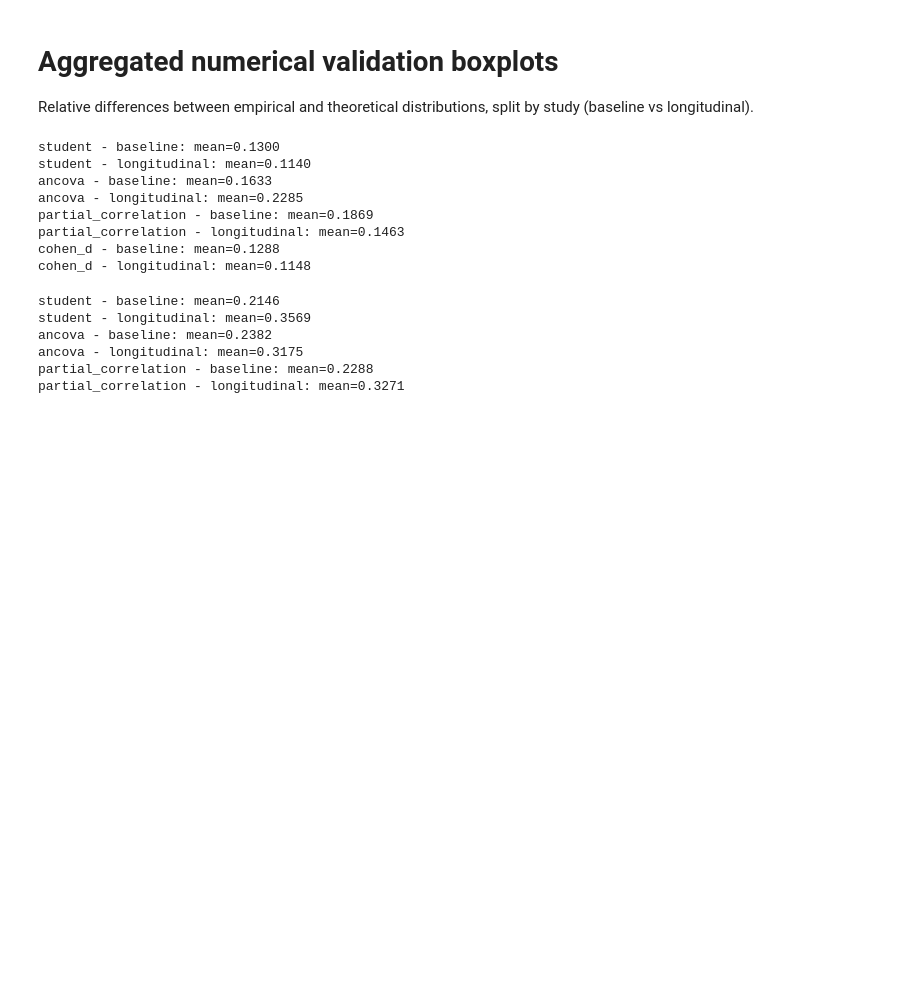
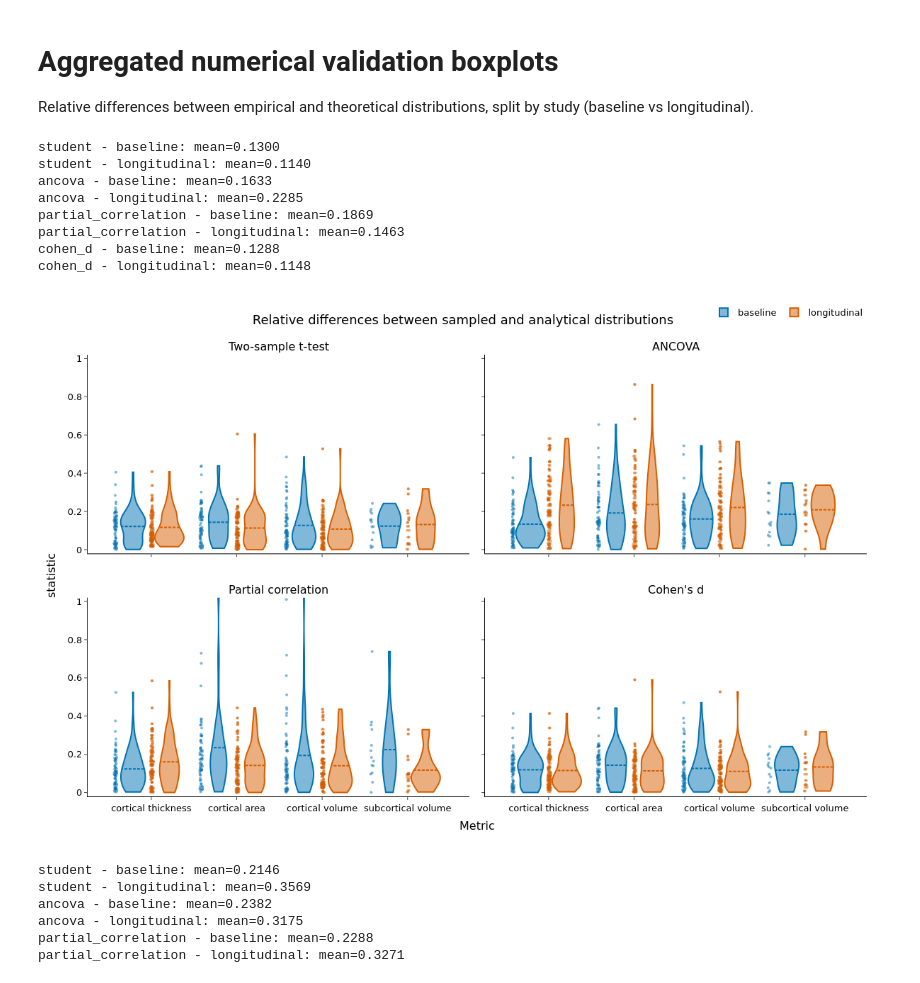
Before and after one commit to yohanchatelain/livingpark-numerical-variability, a Jupyter notebook: freesurfer-fuzzy/notebooks/numerical_validation/aggregated_relative_difference_boxplots.ipynb, the cells around one changed output. Saved outputs shown, nothing was run; the diff lists cells and outputs as text; code cells hidden in the pictures; blank space fills up the shorter version.

Commit message:
Add pdf/png images

```diff
--- a/freesurfer-fuzzy/notebooks/numerical_validation/aggregated_relative_difference_boxplots.ipynb
+++ b/freesurfer-fuzzy/notebooks/numerical_validation/aggregated_relative_difference_boxplots.ipynb
@@ -337,7 +337,7 @@ def plot_relative_difference_violins(*, value_type: ValueType = "stat") -> go.Fi
         violingap=0.15,
         violingroupgap=0.2,
         template="simple_white",
-        font=dict(family="Arial", size=13, color="black"),
+        font=dict(family="Helvetica", size=13, color="black"),
         width=1200,
         height=780,
         margin=dict(l=70, r=30, t=80, b=70),
@@ -383,12 +383,38 @@ partial_correlation - baseline: mean=0.1869
 partial_correlation - longitudinal: mean=0.1463
 cohen_d - baseline: mean=0.1288
 cohen_d - longitudinal: mean=0.1148
-# %%
-plot_relative_difference_violins(value_type="pvalue")
-# %% [output]
-student - baseline: mean=0.2146
-student - longitudinal: mean=0.3569
-ancova - baseline: mean=0.2382
-ancova - longitudinal: mean=0.3175
-partial_correlation - baseline: mean=0.2288
-partial_correlation - longitudinal: mean=0.3271
+# %%
+from IPython.display import Image, display
+
+fig.write_image(
+    ROOT
+    / "results"
+    / "numerical_validation"
+    / "aggregated_relative_difference_violins_stat.pdf"
+)
+fig.write_image(
+    ROOT
+    / "results"
+    / "numerical_validation"
+    / "aggregated_relative_difference_violins_stat.png"
+)
+display(
+    Image(
+        filename=ROOT
+        / "results"
+        / "numerical_validation"
+        / "aggregated_relative_difference_violins_stat.png"
+    )
+)
+# %% [output]
+[figure, added]
+# %%
+fig = plot_relative_difference_violins(value_type="pvalue")
+fig.show()
+# %% [output]
+student - baseline: mean=0.2146
+student - longitudinal: mean=0.3569
+ancova - baseline: mean=0.2382
+ancova - longitudinal: mean=0.3175
+partial_correlation - baseline: mean=0.2288
+partial_correlation - longitudinal: mean=0.3271
```
Also changed, not shown: parts of 1 cell of this notebook, 4 other files.
